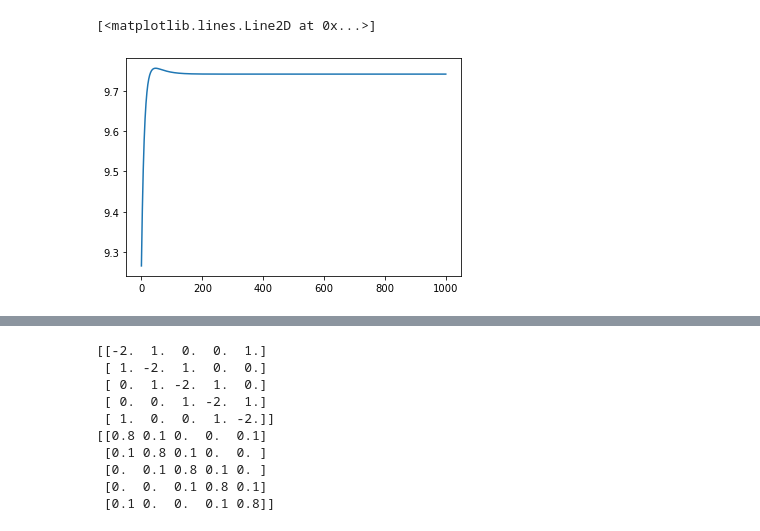
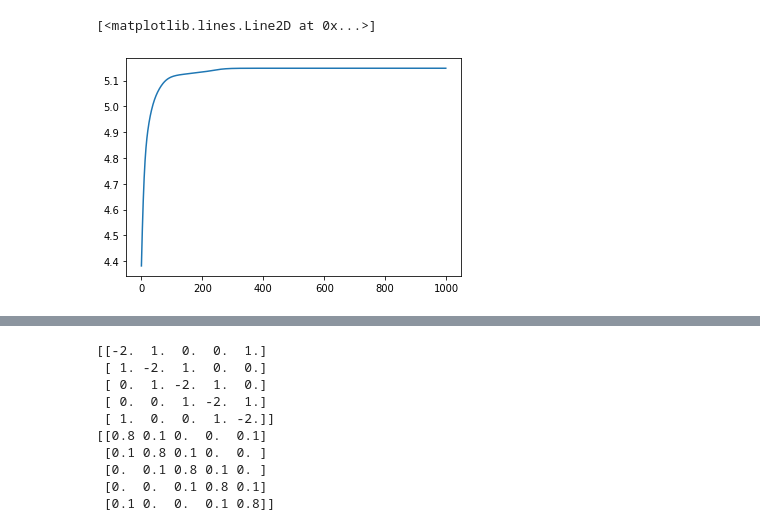
Before and after one commit to sundave1998/ARNPG-MORL, a Jupyter notebook: Tabular MDP (oracle)/CTDE_fromTao.ipynb, the cells around one changed output, grey strips where cells are left out. Saved outputs shown, nothing was run; the diff lists cells and outputs as text; code cells hidden in the pictures.

```diff
--- a/Tabular MDP (oracle)/CTDE_fromTao.ipynb
+++ b/Tabular MDP (oracle)/CTDE_fromTao.ipynb
@@ -19,44 +12,36 @@ from MARL import MARL_agent, MO_MARL
 np.random.seed(10)
 # %%
 from MARL import MARL_agent
-n = 2
-a = 2
-s = 3
+n = 3
+a = 3
+s = 5
 gamma = 0.8
 
 A = a**n
 
 # Randomly generated probability transition matrix P((s,a) -> s') in [0,1]^{|S||A| x |S|}
 raw_transition = np.random.uniform(0, 1, size=(s * A, s))
+
+# raw_transition = np.ones((s * A, s))
 prob_transition = raw_transition / raw_transition.sum(axis=1, keepdims=1)
+
 # Random positive rewards
-
 reward = np.random.uniform(0, 1, size=(s * A))
 rewards = [reward]
-# Random positive utilities
-# utility = np.random.uniform(0, 1, size=(s * A))
-# Utility constraint offset b
+
 # Start state distribution
 rho = np.ones(s) / s
-tau = 1
-# rewards = [reward]
-temp = MARL_agent(rewards, s, a, rho, gamma, n, prob_transition, tau)
-temp.tau = 10
-temp.step = 0.1
 # %%
-temp = MARL_agent(rewards, s, a, rho, gamma, n, prob_transition, tau)
-temp.tau = 1
-temp.step = 0.01
+temp = MARL_agent(rewards, s, a, rho, gamma, n, prob_transition, tau=0.1)
+temp.step = 0.1
+temp.theta = np.zeros(shape=n* s* a)
 
 N = 1000
 for i in tqdm(range(N)):
-#     temp.NPG_entropy_step(verbose = False)
-    temp.NPG_entropy_step_change(verbose = False)
-#     print(temp.theta)
+#   temp.NPG_entropy_step(verbose=False)
+    A_tildes, pi, V_tau, A_tau = temp.NPG_entropy_step_change(verbose=False)
+
 plt.plot(temp.gap)
-
-# print(temp.gap)
-# plt.plot(temp.avg_gap)
 # %% [output]
 [<matplotlib.lines.Line2D at 0x...>]
-[figure, old version]
+[figure, new version]
```
Also changed, not shown: parts of 10 cells of this notebook, 1 other file.
